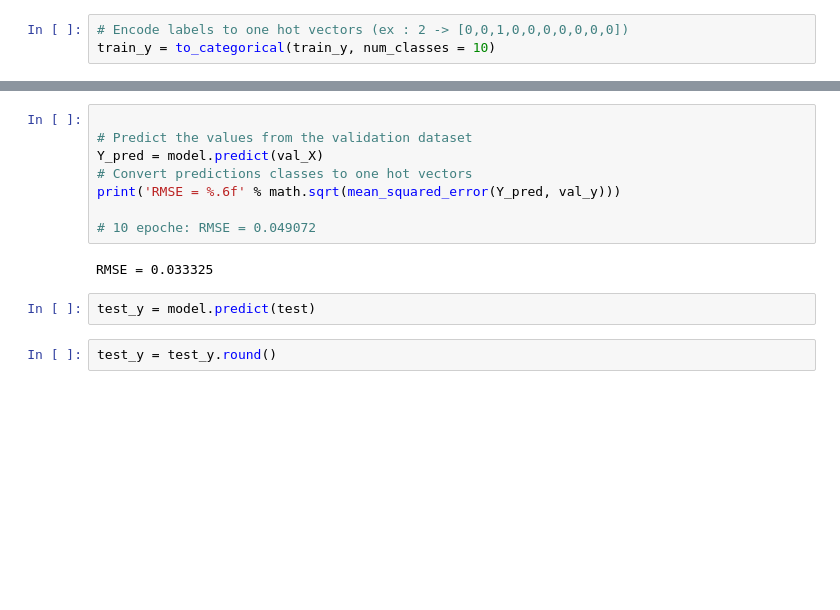
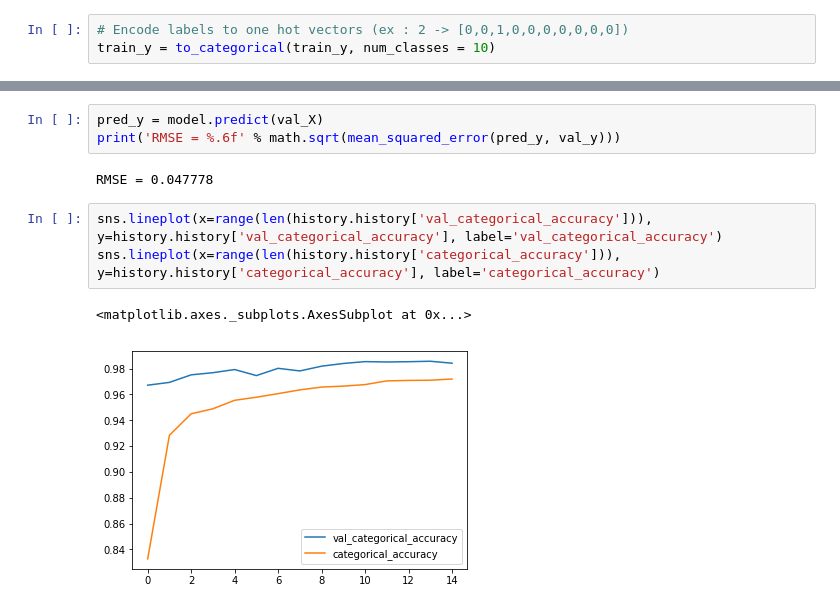
Before and after one commit to ddmng/kaggle, a Jupyter notebook: Digit Recognizer/notebooks/conv.ipynb, the cells around one changed output, grey strips where cells are left out. Saved outputs shown, nothing was run; the diff lists cells and outputs as text; blank space fills up the shorter version.

```diff
--- a/Digit Recognizer/notebooks/conv.ipynb
+++ b/Digit Recognizer/notebooks/conv.ipynb
@@ -145,14 +138,11 @@ Epoch 15/15
 # %%
-
-# Predict the values from the validation dataset
-Y_pred = model.predict(val_X)
-# Convert predictions classes to one hot vectors
-print('RMSE = %.6f' % math.sqrt(mean_squared_error(Y_pred, val_y)))
-
-# 10 epoche: RMSE = 0.049072
+pred_y = model.predict(val_X)
+print('RMSE = %.6f' % math.sqrt(mean_squared_error(pred_y, val_y)))
 # %% [output]
-RMSE = 0.033325
+RMSE = 0.047778
-# %%
-test_y = model.predict(test)
-# %%
-test_y = test_y.round()
+# %%
+sns.lineplot(x=range(len(history.history['val_categorical_accuracy'])), y=history.history['val_categorical_accuracy'], label='val_categorical_accuracy')
+sns.lineplot(x=range(len(history.history['categorical_accuracy'])), y=history.history['categorical_accuracy'], label='categorical_accuracy')
+# %% [output]
+<matplotlib.axes._subplots.AxesSubplot at 0x...>
+[figure, added]
```
Also changed, not shown: parts of 9 cells of this notebook, 2 other files.
